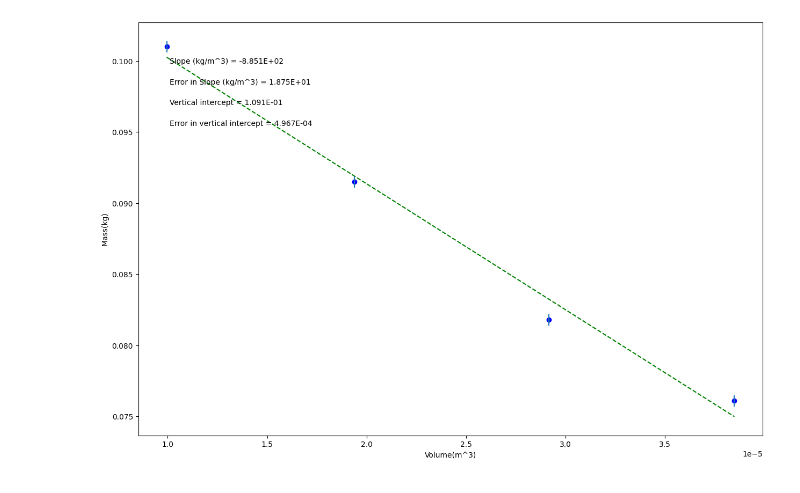
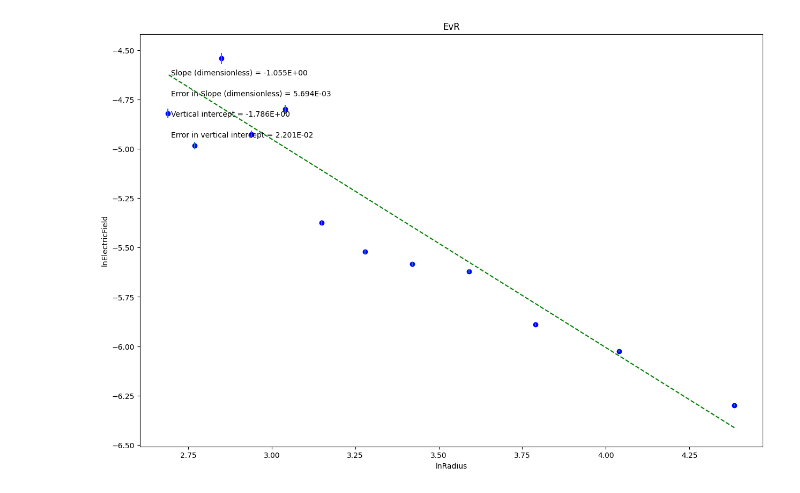
Before and after one commit to trillium06/Projectile-Motion, a Jupyter notebook: PHSXlab_plotting_template_(5).ipynb, the cells around one changed output. Saved outputs shown, nothing was run; the diff lists cells and outputs as text; code cells hidden in the pictures.

```diff
--- a/PHSXlab_plotting_template_(5).ipynb
+++ b/PHSXlab_plotting_template_(5).ipynb
@@ -19,28 +19,28 @@ import matplotlib.pyplot as plt
 #variable names should start with a letter and must contain only letters, numbers, and underscores
 
 
-Volume = np.array([0.00000995, 0.0000194, 0.00002916, 0.0000385])
+lnRadius = np.array([4.385, 4.04, 3.79, 3.59,3.42,3.28,3.15,3.04,2.94,2.85,2.77,2.69])
 
-Mass = np.array([0.1010, 0.0915, 0.0818, 0.07610])
+lnElectricField = np.array([-6.3, -6.025, -5.891, -5.62,-5.583,-5.521,-5.375,-4.8,-4.927,-4.543,-4.983,-4.82])
 
-masserr = np.array([0.0004, 0.0004, 0.0004, 0.0004])
+electricfielderr = np.array([0.005, 0.007, 0.007, 0.010,0.010,0.011,0.013,0.023,0.020,0.029,0.019,0.022])
 
 
 
 #Re-assign variables as x, y, dy so that the remaining plotting code may remain generic
 #UPDATE VARIABLE NAMES (ON RHS OF EACH EQUAL SIGN) TO MATCH VARIABLE NAMES FOR DATA ABOVE
 
-x = Volume             #this should be the array you want to plot on the x axis
-y = Mass             #this should be the array you want to plot on the y axis
-dy = masserr        #this should be your error in y array
+x = lnRadius            #this should be the array you want to plot on the x axis
+y = lnElectricField             #this should be the array you want to plot on the y axis
+dy = electricfielderr        #this should be your error in y array
 
 
 #UPDATE EACH OF THESE 4 STRINGS FOR YOUR PLOT LABELS AS YOU WANT THEM TO APPEAR
 
-plot_title=""
-x_label= 'Volume(m^3)'
-y_label= 'Mass(kg)'
-slope_units= 'kg/m^3'
+plot_title="EvR"
+x_label= 'lnRadius'
+y_label= 'lnElectricField'
+slope_units= 'dimensionless'
 
 #UPDATE ANNOTATION PLACEMENT SO IT'S OUT OF WAY OF PLOTTED DATA AND BEST FIT LINE
 #integer from 1 to 4, top R corner is 1 (counter-clockwise from there)
@@ -92,31 +92,31 @@ elif annotation_placement==3 or annotation_placement==4:
 #Don't need to change anything in this section!
 
 #Plot data on graph. Plot error bars and place values for slope,
 #error in slope, and vertical intercept (plus error) on the plot using "annotate"
 
 plt.figure(figsize=(15,10))
 
 plt.plot(x, fit, color='green', linestyle='--')
 plt.scatter(x, y, color='blue', marker='o')
 
 plt.xlabel(x_label)
 plt.ylabel(y_label)
 plt.title(plot_title)
 
 plt.errorbar(x, y, yerr=dy, xerr=None, fmt="none") #don't need to plot x error bars
 
 plt.annotate('Slope ({}) = {value:.{digits}E}'.format(slope_units,value=m, digits=3),
              (xpos, ypos[0]), xycoords='axes fraction')
 
 plt.annotate('Error in Slope ({}) = {value:.{digits}E}'.format(slope_units,value=dm, digits=3),
              (xpos, ypos[1]), xycoords='axes fraction')
 
 plt.annotate('Vertical intercept = {value:.{digits}E}'.format(value=b, digits=3),
              (xpos, ypos[2]), xycoords='axes fraction')
 
 plt.annotate('Error in vertical intercept = {value:.{digits}E}'.format(value=db, digits=3),
              (xpos, ypos[3]), xycoords='axes fraction')
 
 plt.show()
 # %% [output]
-[figure, old version]
+[figure, new version]
```
